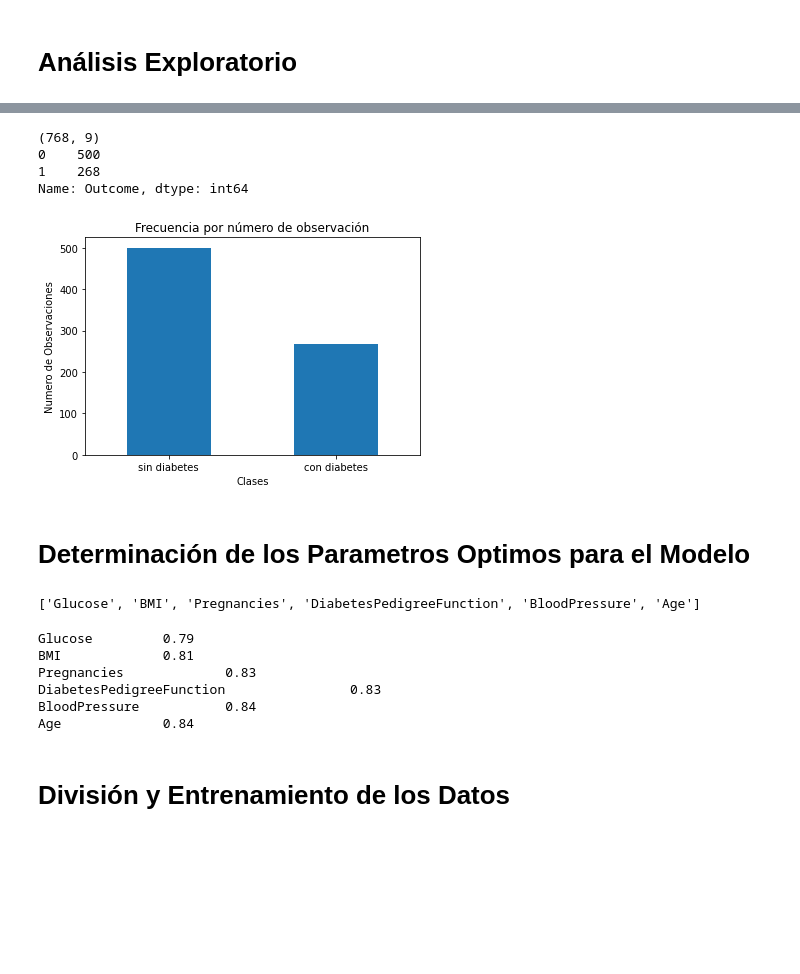
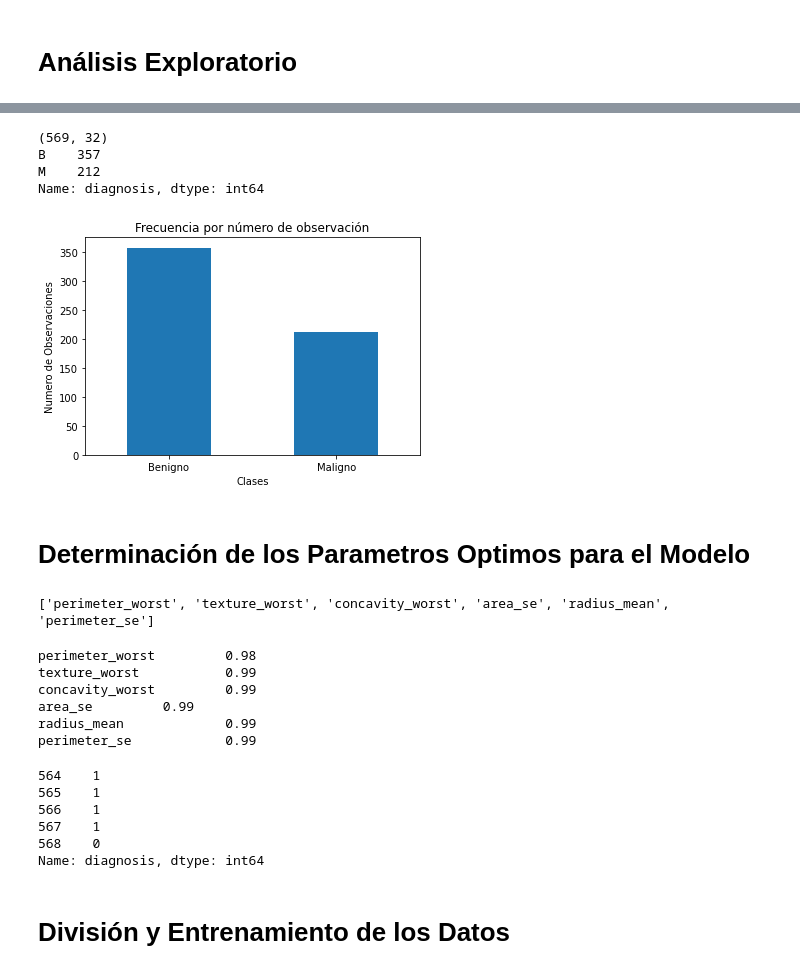
Before and after one commit to DaniloRiver/Pythons17, a Jupyter notebook: Modelo_de_Clasificacion2.ipynb, the cells around one changed output, grey strips where cells are left out. Drawn from its saved outputs; the diff is of its cells as text; code cells hidden in the pictures; blank space fills up the shorter version.

```diff
--- a/Modelo_de_Clasificacion2.ipynb
+++ b/Modelo_de_Clasificacion2.ipynb
@@ -56,7 +56,8 @@ sklearn: 1.0.1
 [GCC 7.5.0]
 # %%
-# Cargando el Dataset Diabetes
-url="https://raw.githubusercontent.com/DaniloRiver/Seminario-de-Investigacion-UNAH/main/diabetes.csv"
+# Cargando el Dataset cancer
+url="https://raw.githubusercontent.com/DaniloRiver/breast_cancer_data/master/data.csv"
+pd.set_option('display.max_columns',None)
 datos= pd.read_csv(url)
-datos.head()
+datos.tail(20)
 # %% [output]
@@ -81,21 +177,21 @@ Diabetes.shape
 # %%
-# Utilizando los registros de Diabetes.csv (Dimensiones)
-Diabetes=datos
-print(Diabetes.shape)
-print(pd.value_counts(Diabetes['Outcome'], sort = True))
+# Utilizando los registros de Cancer.csv (Dimensiones)
+Cancer=datos
+print(Cancer.shape)
+print(pd.value_counts(Cancer['diagnosis'], sort = True))
 # %% [output]
-(768, 9)
-0    500
-1    268
-Name: Outcome, dtype: int64
+(569, 32)
+B    357
+M    212
+Name: diagnosis, dtype: int64
 # %%
 #Recuento de Clases
-conteo_clases = pd.value_counts(Diabetes['Outcome'], sort = True)
+conteo_clases = pd.value_counts(Cancer['diagnosis'], sort = True)
 conteo_clases.plot(kind = 'bar', rot=0)
 plt.title("Frecuencia por número de observación")
 plt.xlabel("Clases")
 plt.ylabel("Numero de Observaciones")
-plt.xticks(range(2),['sin diabetes','con diabetes'])
+plt.xticks(range(2),['Benigno','Maligno'])
 plt.savefig('explorar.eps',format='eps',dpi=1200,transparent=True)
 # %% [output]
-[figure, old version]
+[figure, new version]
@@ -127,36 +220,57 @@ def next_best(variables_actuales,variables_candidatos, target, tabla_base):
     return best_variable
 # %%
 #Se utilizaran 6 de las 8 variables dentro del dataset con mejor AUC entre ellas
-variables_candidatos = ['Pregnancies','Glucose','SkinThickness','BloodPressure','DiabetesPedigreeFunction','Age','BMI']
+variables_candidatos = ['radius_mean', 'texture_mean', 'perimeter_mean',
+       'area_mean', 'smoothness_mean', 'compactness_mean', 'concavity_mean',
+       'concave points_mean', 'symmetry_mean', 'fractal_dimension_mean',
+       'radius_se', 'texture_se', 'perimeter_se', 'area_se', 'smoothness_se',
+       'compactness_se', 'concavity_se', 'concave points_se', 'symmetry_se',
+       'fractal_dimension_se', 'radius_worst', 'texture_worst',
+       'perimeter_worst', 'area_worst', 'smoothness_worst',
+       'compactness_worst', 'concavity_worst', 'concave points_worst',
+       'symmetry_worst', 'fractal_dimension_worst']
 variables_actuales = []
-target = "Outcome"
+target = "diagnosis"
 maximo_numero_variables = 6
 numero_iteraciones = min(maximo_numero_variables, len(variables_candidatos))
 for i in range(0,numero_iteraciones):
-    next_var = next_best(variables_actuales,variables_candidatos,target,Diabetes)
+    next_var = next_best(variables_actuales,variables_candidatos,target,Cancer)
     variables_actuales = variables_actuales + [next_var]
     variables_candidatos.remove(next_var)
 print(variables_actuales)
 # %% [output]
-['Glucose', 'BMI', 'Pregnancies', 'DiabetesPedigreeFunction', 'BloodPressure', 'Age']
+['perimeter_worst', 'texture_worst', 'concavity_worst', 'area_se', 'radius_mean', 'perimeter_se']
 # %%
 #Interpretacion de cada variable y su probabilidad AUC respectiva
 auc_valor = []
 variables_evaluadas = []
 for v in variables_actuales:
     variables_evaluadas.append(v)
-    auc_valores = calcular_auc(variables_evaluadas, "Outcome", Diabetes)
+    auc_valores = calcular_auc(variables_evaluadas, "diagnosis", Cancer)
     auc_valor.append(auc_valores)
 
 for p,c in zip(variables_evaluadas,list(auc_valor)):
     print(p + '\t\t' + str(round(c,2)))
 # %% [output]
-Glucose         0.79
-BMI             0.81
-Pregnancies             0.83
-DiabetesPedigreeFunction                0.83
-BloodPressure           0.84
-Age             0.84
+perimeter_worst         0.98
+texture_worst           0.99
+concavity_worst         0.99
+area_se         0.99
+radius_mean             0.99
+perimeter_se            0.99
+# %%
+#CONVIRTIENDO LA VARIABLE CATEGORICA
+from sklearn.preprocessing import LabelEncoder
+le =LabelEncoder()
+Cancer['diagnosis']= le.fit_transform(Cancer['diagnosis'])
+Cancer['diagnosis'].tail()
+# %% [output]
+564    1
+565    1
+566    1
+567    1
+568    0
+Name: diagnosis, dtype: int64
 # %% [markdown]
 # División y Entrenamiento de los Datos
 # %%
```
Also changed, not shown: parts of 39 cells of this notebook.
